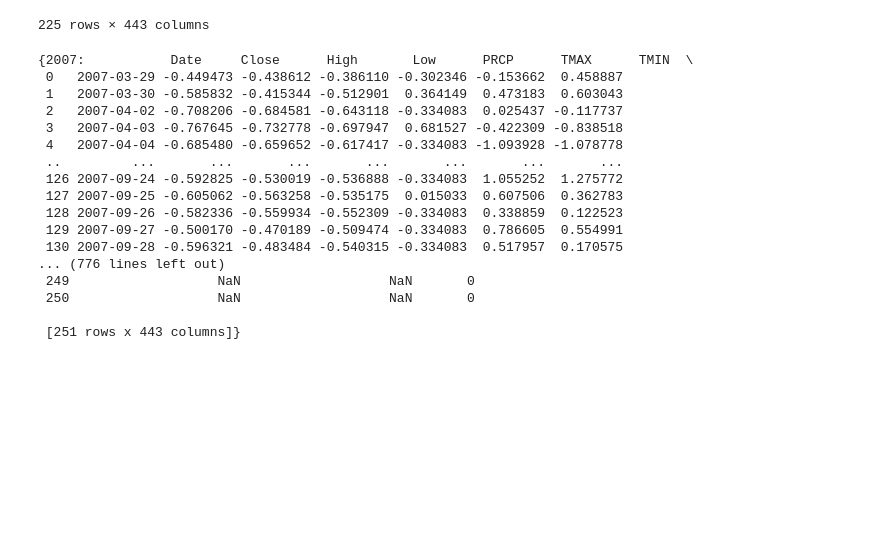
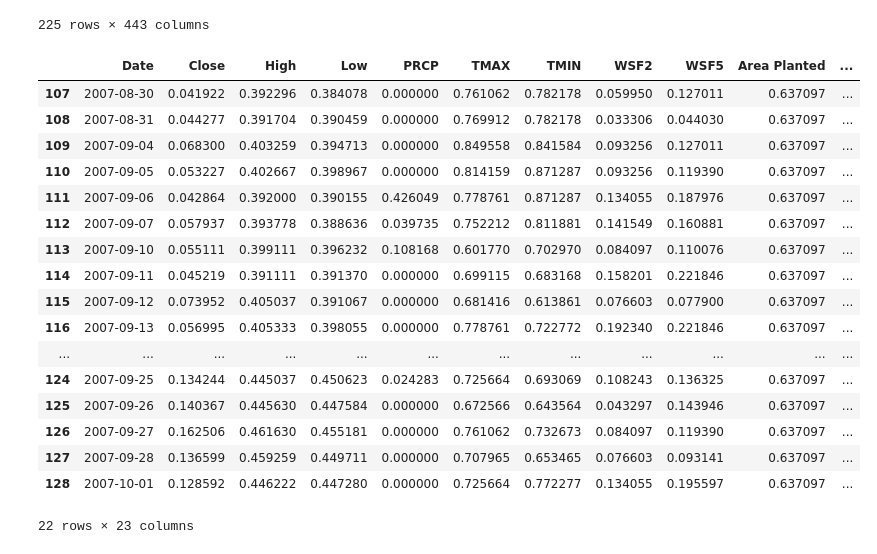
Before and after one commit to evanlipton/EENG439_CornPredictions, a Jupyter notebook: Data_Cleaning-Copy1.ipynb, the cells around one changed output. Drawn from its saved outputs; the diff is of its cells as text; code cells hidden in the pictures; blank space fills up the shorter version.

```diff
--- a/Data_Cleaning-Copy1.ipynb
+++ b/Data_Cleaning-Copy1.ipynb
@@ -879,23 +900,26 @@ pickle.dump(test, file_to_write)
 f = open("sample.pkl", "w")
 pickle.dump(labeled_dict_lagged, f)
 # %%
-f = open('data.pickle', "rb")
-pickle.load(f)
+f = open('data_in_matrix.pkl', "rb")
+dict_matrices1 = pickle.load(f)
-# %% [output]
-{2007:           Date     Close      High       Low      PRCP      TMAX      TMIN  \
- 0   2007-03-29 -0.449473 -0.438612 -0.386110 -0.302346 -0.153662  0.458887
- 1   2007-03-30 -0.585832 -0.415344 -0.512901  0.364149  0.473183  0.603043
- 2   2007-04-02 -0.708206 -0.684581 -0.643118 -0.334083  0.025437 -0.117737
- 3   2007-04-03 -0.767645 -0.732778 -0.697947  0.681527 -0.422309 -0.838518
- 4   2007-04-04 -0.685480 -0.659652 -0.617417 -0.334083 -1.093928 -1.078778
- ..         ...       ...       ...       ...       ...       ...       ...
- 126 2007-09-24 -0.592825 -0.530019 -0.536888 -0.334083  1.055252  1.275772
- 127 2007-09-25 -0.605062 -0.563258 -0.535175  0.015033  0.607506  0.362783
- 128 2007-09-26 -0.582336 -0.559934 -0.552309 -0.334083  0.338859  0.122523
- 129 2007-09-27 -0.500170 -0.470189 -0.509474 -0.334083  0.786605  0.554991
- 130 2007-09-28 -0.596321 -0.483484 -0.540315 -0.334083  0.517957  0.170575
-... (776 lines left out)
- 249                   NaN                   NaN       0
- 250                   NaN                   NaN       0
-
- [251 rows x 443 columns]}
+# %%
+dict_matrices1[2008][0]
+# %% [output]
+|  | Date | Close | High | Low | PRCP | TMAX | TMIN | WSF2 | WSF5 | Area Planted | ... |
+| 107 | 2007-08-30 | 0.041922 | 0.392296 | 0.384078 | 0.000000 | 0.761062 | 0.782178 | 0.059950 | 0.127011 | 0.637097 | ... |
+| 108 | 2007-08-31 | 0.044277 | 0.391704 | 0.390459 | 0.000000 | 0.769912 | 0.782178 | 0.033306 | 0.044030 | 0.637097 | ... |
+| 109 | 2007-09-04 | 0.068300 | 0.403259 | 0.394713 | 0.000000 | 0.849558 | 0.841584 | 0.093256 | 0.127011 | 0.637097 | ... |
+| 110 | 2007-09-05 | 0.053227 | 0.402667 | 0.398967 | 0.000000 | 0.814159 | 0.871287 | 0.093256 | 0.119390 | 0.637097 | ... |
+| 111 | 2007-09-06 | 0.042864 | 0.392000 | 0.390155 | 0.426049 | 0.778761 | 0.871287 | 0.134055 | 0.187976 | 0.637097 | ... |
+| 112 | 2007-09-07 | 0.057937 | 0.393778 | 0.388636 | 0.039735 | 0.752212 | 0.811881 | 0.141549 | 0.160881 | 0.637097 | ... |
+| 113 | 2007-09-10 | 0.055111 | 0.399111 | 0.396232 | 0.108168 | 0.601770 | 0.702970 | 0.084097 | 0.110076 | 0.637097 | ... |
+| 114 | 2007-09-11 | 0.045219 | 0.391111 | 0.391370 | 0.000000 | 0.699115 | 0.683168 | 0.158201 | 0.221846 | 0.637097 | ... |
+| 115 | 2007-09-12 | 0.073952 | 0.405037 | 0.391067 | 0.000000 | 0.681416 | 0.613861 | 0.076603 | 0.077900 | 0.637097 | ... |
+| 116 | 2007-09-13 | 0.056995 | 0.405333 | 0.398055 | 0.000000 | 0.778761 | 0.722772 | 0.192340 | 0.221846 | 0.637097 | ... |
+| ... | ... | ... | ... | ... | ... | ... | ... | ... | ... | ... | ... |
+| 124 | 2007-09-25 | 0.134244 | 0.445037 | 0.450623 | 0.024283 | 0.725664 | 0.693069 | 0.108243 | 0.136325 | 0.637097 | ... |
+| 125 | 2007-09-26 | 0.140367 | 0.445630 | 0.447584 | 0.000000 | 0.672566 | 0.643564 | 0.043297 | 0.143946 | 0.637097 | ... |
+| 126 | 2007-09-27 | 0.162506 | 0.461630 | 0.455181 | 0.000000 | 0.761062 | 0.732673 | 0.084097 | 0.119390 | 0.637097 | ... |
+| 127 | 2007-09-28 | 0.136599 | 0.459259 | 0.449711 | 0.000000 | 0.707965 | 0.653465 | 0.076603 | 0.093141 | 0.637097 | ... |
+| 128 | 2007-10-01 | 0.128592 | 0.446222 | 0.447280 | 0.000000 | 0.725664 | 0.772277 | 0.134055 | 0.195597 | 0.637097 | ... |
+22 rows × 23 columns
```
Also changed, not shown: parts of 11 cells of this notebook, 2 other files.
